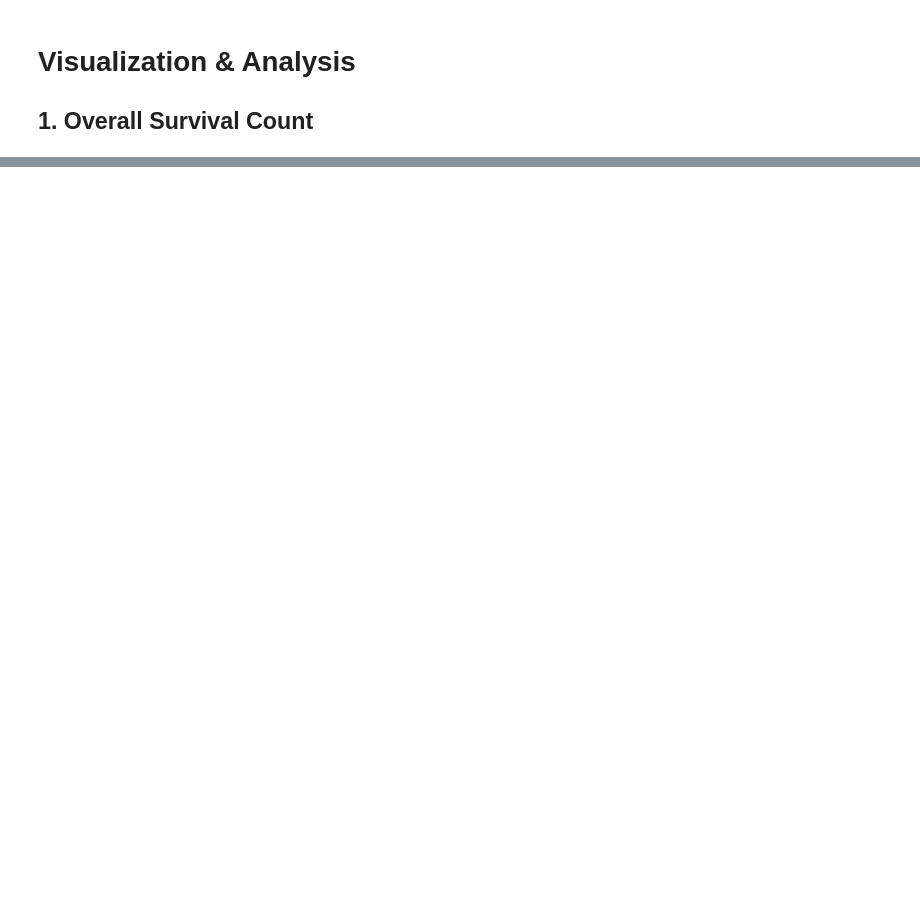
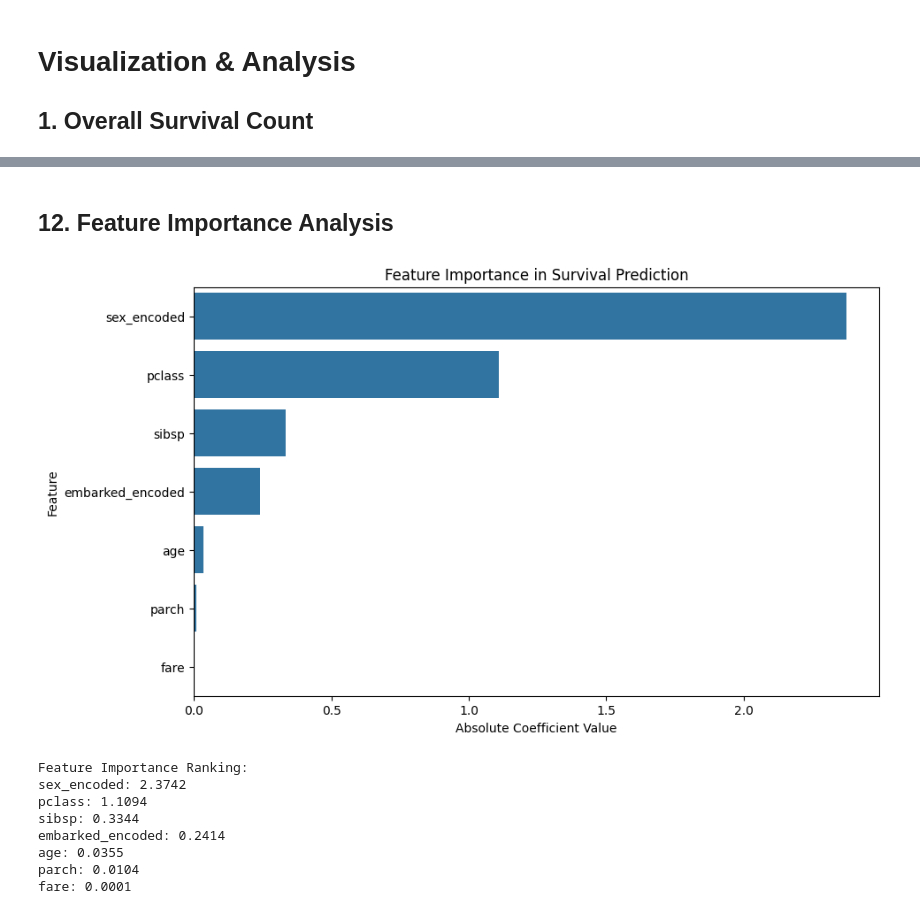
Before and after one commit to abdulraheemtariq12-hash/DecodeLabs-DataScience-Internship-P2, a Jupyter notebook: week2_project.ipynb, the cells around one changed output, grey strips where cells are left out. Drawn from its saved outputs; the diff is of its cells as text; code cells hidden in the pictures; blank space fills up the shorter version.

```diff
--- a/week2_project.ipynb
+++ b/week2_project.ipynb
@@ -199,0 +316,32 @@ plt.show()
+# %% [markdown]
+## 12. Feature Importance Analysis
+# %%
+# Get feature importance (coefficients)
+feature_importance = pd.DataFrame({
+    'Feature': features,
+    'Importance': abs(model.coef_[0])
+})
+
+# Sort by importance
+feature_importance = feature_importance.sort_values('Importance', ascending=False)
+
+# Plot feature importance
+plt.figure(figsize=(10,6))
+sns.barplot(x='Importance', y='Feature', data=feature_importance)
+plt.title('Feature Importance in Survival Prediction')
+plt.xlabel('Absolute Coefficient Value')
+plt.show()
+
+print("Feature Importance Ranking:")
+for idx, row in feature_importance.iterrows():
+    print(f"{row['Feature']}: {row['Importance']:.4f}")
+# %% [output]
+[figure, added]
+Feature Importance Ranking:
+sex_encoded: 2.3742
+pclass: 1.1094
+sibsp: 0.3344
+embarked_encoded: 0.2414
+age: 0.0355
+parch: 0.0104
+fare: 0.0001
```
Also changed, not shown: parts of 17 cells of this notebook, 2 other files.
